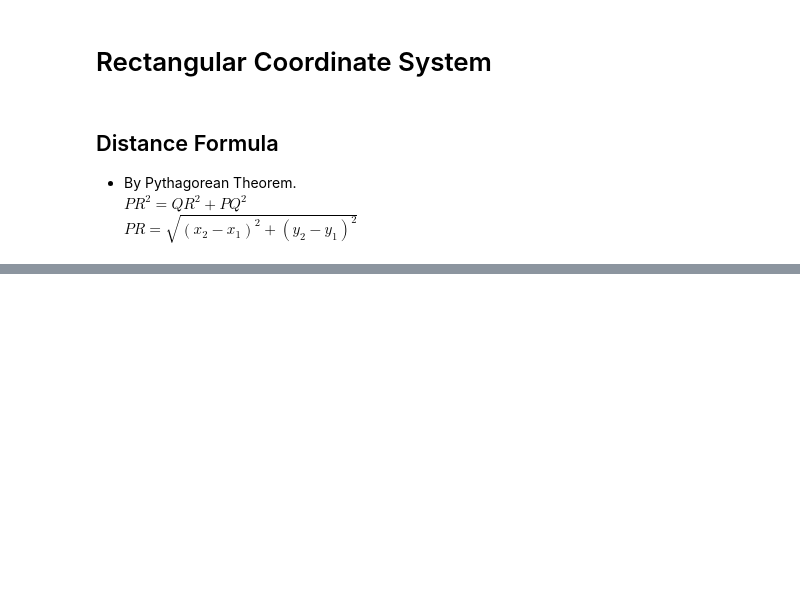
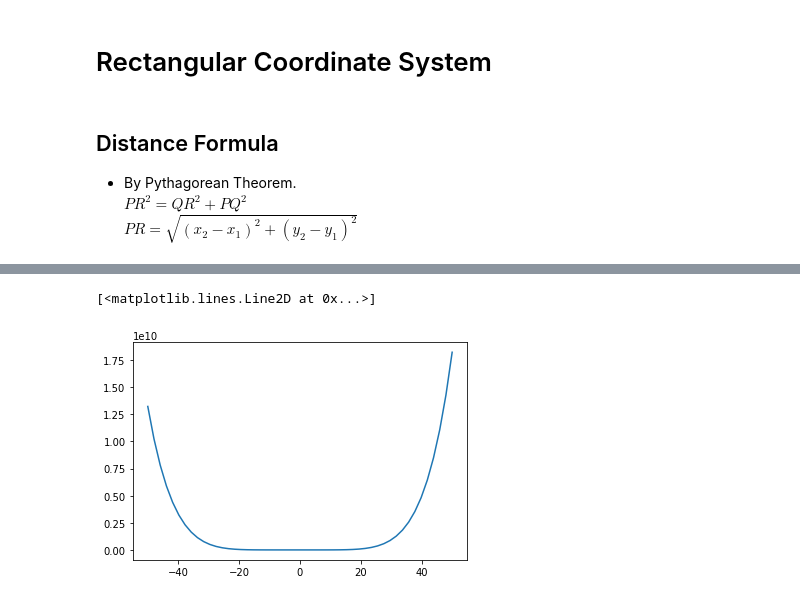
Before and after one commit to arun-jathari/academics, a Jupyter notebook: Maths-1.ipynb, the cells around one changed output, grey strips where cells are left out. Cells and saved outputs as stored; diff of their text form; code cells hidden in the pictures; blank space fills up the shorter version.

```diff
--- a/Maths-1.ipynb
+++ b/Maths-1.ipynb
@@ -198,0 +405,18 @@ $\displaystyle\frac mn = \frac{AP}{PB} = \frac{AQ}{PR} = \frac{PQ}{BR}$ where $Q
+# %%
+import numpy as np
+import matplotlib.pyplot as plt
+x = np.linspace(-50,50,50)
+y = ((x-1)**2)*((x+2)**3)
+p11 = np.poly1d([1],True)
+p12 = np.polymul(p11,p11)
+p21 = np.poly1d([-2],True)
+p22 = np.polymul(p21,p21)
+p23 = np.polymul(p21,p22)
+p31 = np.poly1d([-4],True)
+
+f = np.polymul(p12,p23)
+f = np.polymul(f,p31)
+plt.plot(x,f(x))
+# %% [output]
+[<matplotlib.lines.Line2D at 0x...>]
+[figure, added]
```
Also changed, not shown: parts of 25 cells of this notebook.
